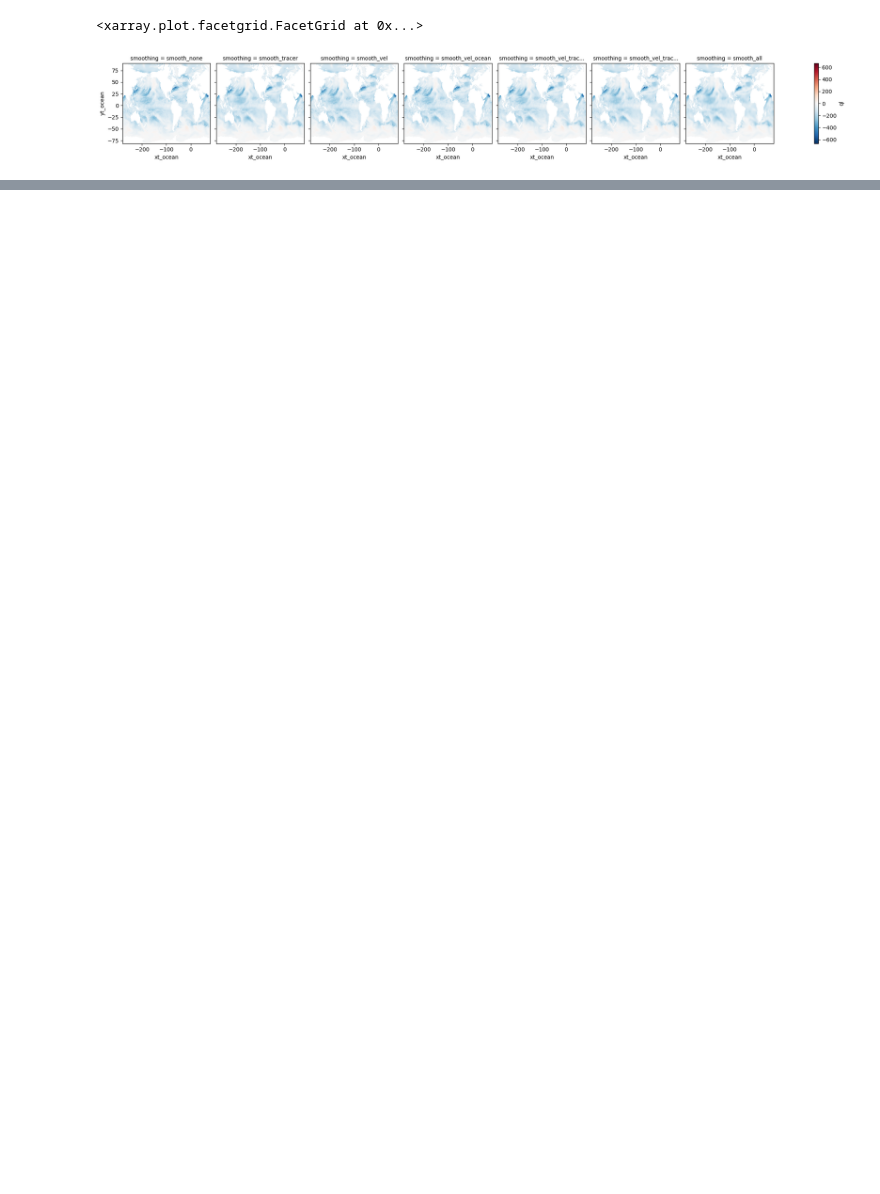
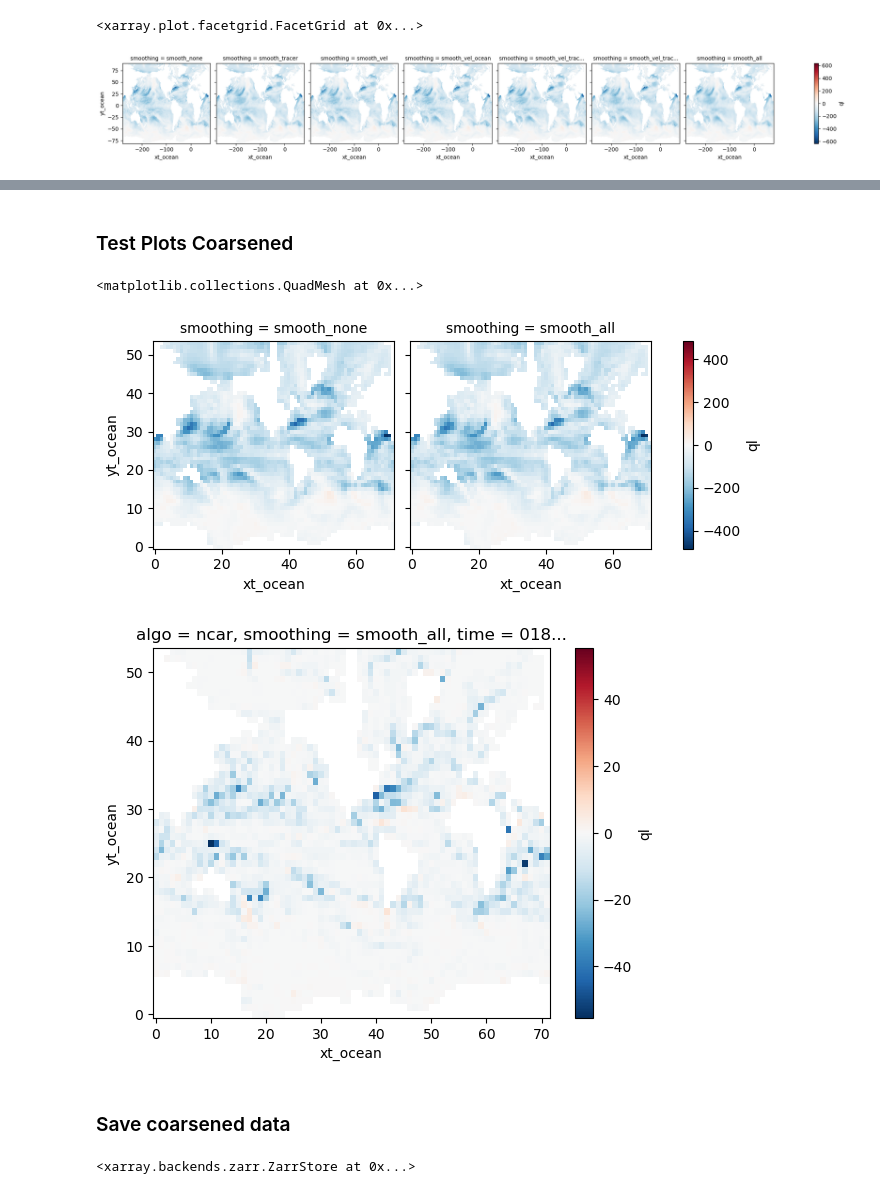
Before and after one commit to ocean-transport/scale-aware-air-sea, a Jupyter notebook: pipeline/step_2_cm26_calculate_fluxes.ipynb, the cells around one changed output, grey strips where cells are left out. Drawn from its saved outputs; the diff is of its cells as text; code cells hidden in the pictures; blank space fills up the shorter version.

```diff
--- a/pipeline/step_2_cm26_calculate_fluxes.ipynb
+++ b/pipeline/step_2_cm26_calculate_fluxes.ipynb
@@ -407,0 +445,24 @@ ds_sample['ql'].isel(algo=0, time=0).plot(col='smoothing')
+# %%
+datasets = []
+# for this dataset we only have two methods
+# 1. The equivalent to 'smooth_all' where we compute fluxes on the coarsened output
+# This needs to be computed over every algo
+for (algo, skin_correction) in algo_options:
+    # The equivalent to 'smooth_all' where we compute fluxes on the coarsened output
+    ds_coarse_single_algo = compute_fluxes(ds_coarse, algo, 'smooth_none', skin_correction=skin_correction)
+    # FIXME: this naming is not really easy to understand
+    # I could rename the coarsened data before?
+    ds_coarse_single_algo = ds_coarse_single_algo.assign_coords(smoothing='smooth_all')
+    datasets.append(ds_coarse_single_algo)
+ds_all_coarse = xr.concat(datasets, dim='algo')
+# and the equivalent to smooth none, where we coarsen the full res flux output
+# this is based on the other precomputed data, so all the algos are there already
+ds_none_coarse = weighted_coarsen(
+    ds_reload_smooth_fluxes.sel(smoothing='smooth_none'),
+    {'xt_ocean':params['n_coarsen'], 'yt_ocean':params['n_coarsen']},
+    'area_t'
+).assign_coords(smoothing='smooth_none')
+
+# Finally concat along the 'smoothing' dimension (FIXME: better naming for this would be nice).
+ds_full_coarse = xr.concat([ds_none_coarse, ds_all_coarse], dim='smoothing')
+ds_full_coarse
@@ -407,0 +523,18 @@ ds_sample['ql'].isel(algo=0, time=0).plot(col='smoothing')
+# %% [markdown]
+### Test Plots Coarsened
+# %%
+ds_full_coarse.ql.isel(algo=0, time=0).plot(col='smoothing')
+
+plt.figure()
+(-ds_full_coarse.ql.isel(algo=0, time=0).diff('smoothing')).plot()
+# %% [output]
+<matplotlib.collections.QuadMesh at 0x...>
+[figure, added]
+[figure, added]
+# %% [markdown]
+### Save coarsened data
+# %%
+ds_save = ds_full_coarse
+ds_save.to_zarr(mapper_coarse_fluxes, mode='w')
+# %% [output]
+<xarray.backends.zarr.ZarrStore at 0x...>
```
Also changed, not shown: parts of 34 cells of this notebook, 5 other files.
